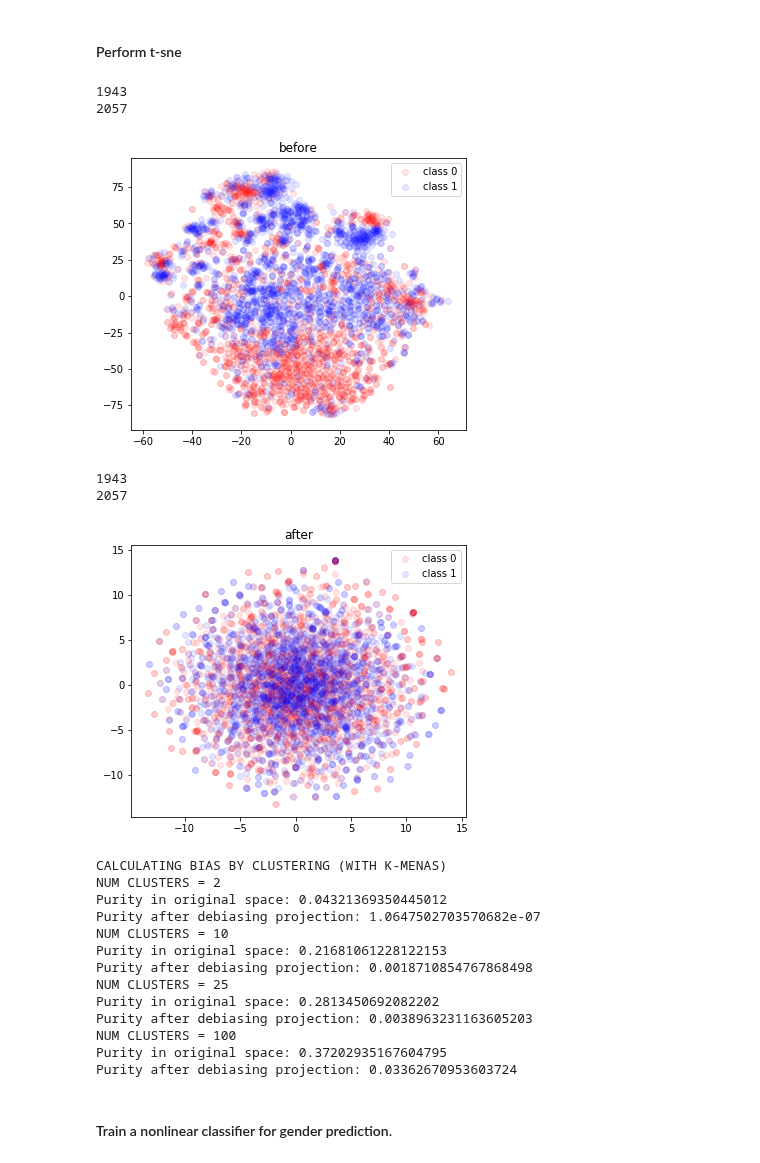
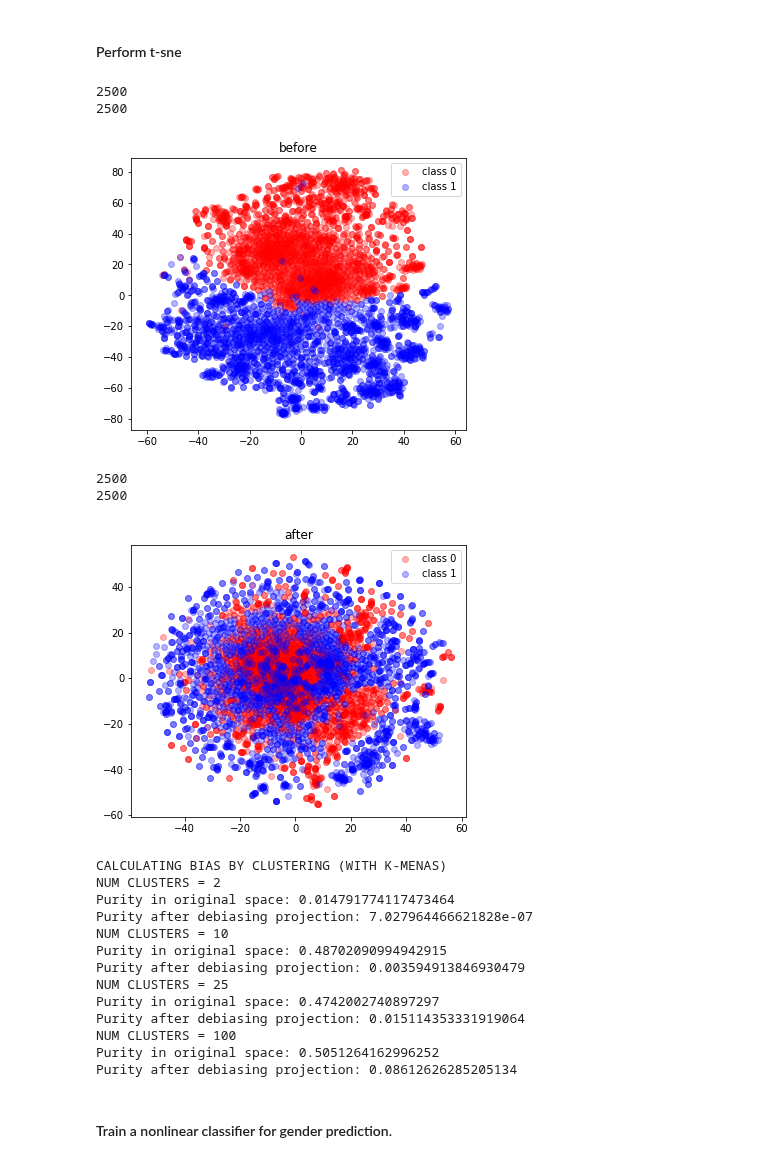
Before and after one commit to shauli-ravfogel/nullspace_projection, a Jupyter notebook: notebooks/word2vec_debiasing.ipynb, the cells around one changed output. Cells and saved outputs as stored; diff of their text form; code cells hidden in the pictures.

```diff
--- a/notebooks/word2vec_debiasing.ipynb
+++ b/notebooks/word2vec_debiasing.ipynb
@@ -44,7 +44,7 @@ def tsne_by_gender(vecs, labels, title, words = None):
   for i, c, label in zip(set(labels.tolist()), colors, names):
     print(len(vecs_2d[labels == i, 0]))
     plt.scatter(vecs_2d[labels == i, 0], vecs_2d[labels == i, 1], c=c,
-                label=label, alpha = 0.1)
+                label=label, alpha = 0.3)
   plt.legend()
   plt.title(title)
 
@@ -71,13 +71,12 @@ def load_word_vectors(fname = "../data/embeddings/vecs.filtered.txt"):
     return model, vecs, words
 
 def project_on_gender_subspaces(gender_vector, model: Word2VecKeyedVectors, n = 2500):
-    eps = 0.02
 
     group1 = model.similar_by_vector(gender_vector, topn = n, restrict_vocab=None)
     group2 = model.similar_by_vector(-gender_vector, topn = n, restrict_vocab=None)
 
     all_sims = model.similar_by_vector(gender_vector, topn = len(model.wv.vectors), restrict_vocab=None)
-    eps = 0.06
+    eps = 0.03
     idx = [i for i in range(len(all_sims)) if abs(all_sims[i][1]) < eps]
     samp = set(np.random.choice(idx, size = n))
     neut = [s for i,s in enumerate(all_sims) if i in samp]
@@ -115,7 +114,7 @@ def get_vectors(word_list: list, model: Word2VecKeyedVectors):
 
     return vecs
 
-
+"""
 def groups_by_neighbors(gender_vector, model: Word2VecKeyedVectors, n = 2500):
 
     biases = []
@@ -147,7 +146,7 @@ def groups_by_neighbors(gender_vector, model: Word2VecKeyedVectors, n = 2500):
     group3 = sorted(group3, key = lambda pair: -pair[1])
 
     return group1, group2, group3
-
+"""
 
 
 def get_bias_by_neighbors(model, v, gender_direction, topn):
@@ -278,5 +274,8 @@ REGULARIZATION = "l2"
 P = debias.get_debiasing_projection(classifier_class, num_classifiers, input_dim,
                                     is_autoregressive, min_accuracy, X_train, Y_train,
                                     X_dev, Y_dev, add_noise, random_sample, REGRESSION,
-                                    siamese, REGULARIZATION)
+                                    siamese,siamese_dim, regularization = REGULARIZATION)
+
+#P_he_she = debias.debias_by_specific_directions([[model["he"] - model["she"]]], 300)
+#P = P.dot(P_he_she)
 # %% [output]
@@ -309,60 +308,61 @@ def perform_purity_test(vecs, k, labels_true):
         labels_pred = clustering.labels_
         score = sklearn.metrics.homogeneity_score(labels_true, labels_pred)
         return score
-#print(Y_dev[:200])
 
-def to_integer(arr, eps = 0.03):
+#def to_integer(arr, eps = 0.03):
+#    return np.array([1 if x > eps else (-1 if x < -eps else 0) for x in arr])
 
-    return np.array([1 if x > eps else (-1 if x < -eps else 0) for x in arr])
+#Y_dev = to_integer(Y_dev) #Y_dev > 0
+#Y_train = to_integer(Y_train)
 
-Y_dev = to_integer(Y_dev) #Y_dev > 0
-Y_train = to_integer(Y_train)
+# remove the neutral class
+
 X_dev = X_dev[Y_dev != 0]
 X_train = X_train[Y_train != 0]
 Y_dev = Y_dev[Y_dev != 0]
 Y_train = Y_train[Y_train != 0]
 
-M =  4000
+M =  5000
 
-tsne_by_gender(X_dev[:M], Y_dev[:M], title = "before")
+tsne_by_gender(all_significantly_biased_vecs[:M], all_significantly_biased_labels[:M], title = "before")
 X_dev_cleaned = X_dev.dot(P)
 X_test_cleaned = X_test.dot(P)
 X_trained_cleaned = X_train.dot(P)
 #all_biased_cleaned = all_significantly_biased_vecs.dot(P)
 
-tsne_projection = tsne_by_gender(X_dev_cleaned[:M], Y_dev[:M], title = "after")
+tsne_projection = tsne_by_gender(all_significantly_biased_vecs[:M].dot(P), all_significantly_biased_labels[:M], title = "after")
 
 #tsne_projection = tsne_by_gender(all_biased_cleaned, all_significantly_biased_labels,title = "after (all)", words = all_significantly_biased_words)
 
 NUM_CLUSTERS = [2,10,25,100]
 
 print("CALCULATING BIAS BY CLUSTERING (WITH K-MENAS)")
 for num_clusters in NUM_CLUSTERS:
     print("NUM CLUSTERS = {}".format(num_clusters))
     purity_original = perform_purity_test(X_dev, k = num_clusters, labels_true = Y_dev)
     purity_after = perform_purity_test(X_dev_cleaned, k = num_clusters, labels_true = Y_dev)
     print("Purity in original space: {}".format(purity_original))
     print("Purity after debiasing projection: {}".format(purity_after))
 # %% [output]
-1943
-2057
+2500
+2500
-[figure, old version]
+[figure, new version]
-1943
-2057
+2500
+2500
-[figure, old version]
+[figure, new version]
 CALCULATING BIAS BY CLUSTERING (WITH K-MENAS)
 NUM CLUSTERS = 2
-Purity in original space: 0.04321369350445012
-Purity after debiasing projection: 1.0647502703570682e-07
+Purity in original space: 0.014791774117473464
+Purity after debiasing projection: 7.027964466621828e-07
 NUM CLUSTERS = 10
-Purity in original space: 0.21681061228122153
-Purity after debiasing projection: 0.0018710854767868498
+Purity in original space: 0.48702090994942915
+Purity after debiasing projection: 0.003594913846930479
 NUM CLUSTERS = 25
-Purity in original space: 0.2813450692082202
-Purity after debiasing projection: 0.0038963231163605203
+Purity in original space: 0.4742002740897297
+Purity after debiasing projection: 0.015114353331919064
 NUM CLUSTERS = 100
-Purity in original space: 0.37202935167604795
-Purity after debiasing projection: 0.03362670953603724
+Purity in original space: 0.5051264162996252
+Purity after debiasing projection: 0.08612626285205134
 # %% [markdown]
 #### Train a nonlinear classifier for gender prediction.
 # %%
```
Also changed, not shown: parts of 19 cells of this notebook.
